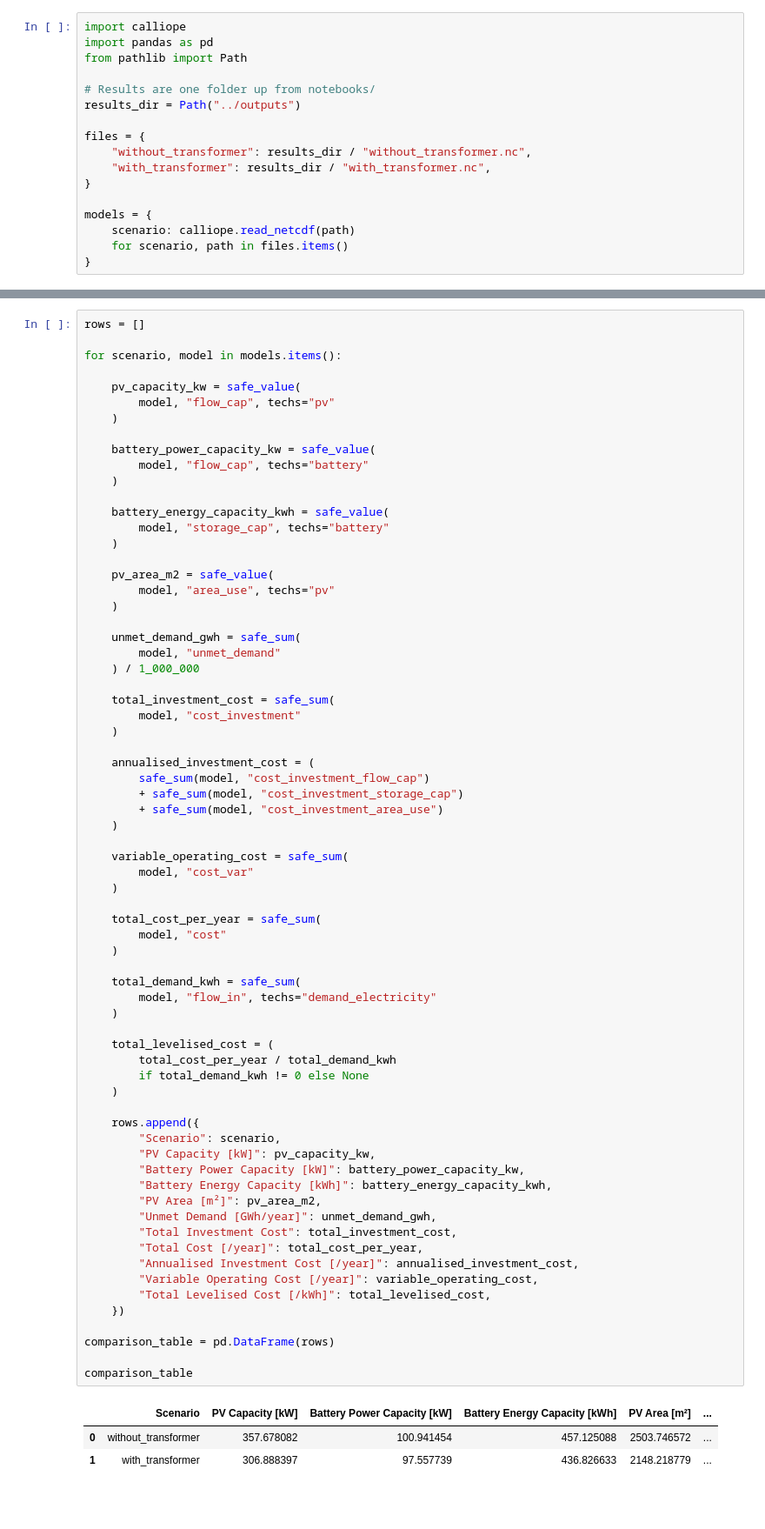
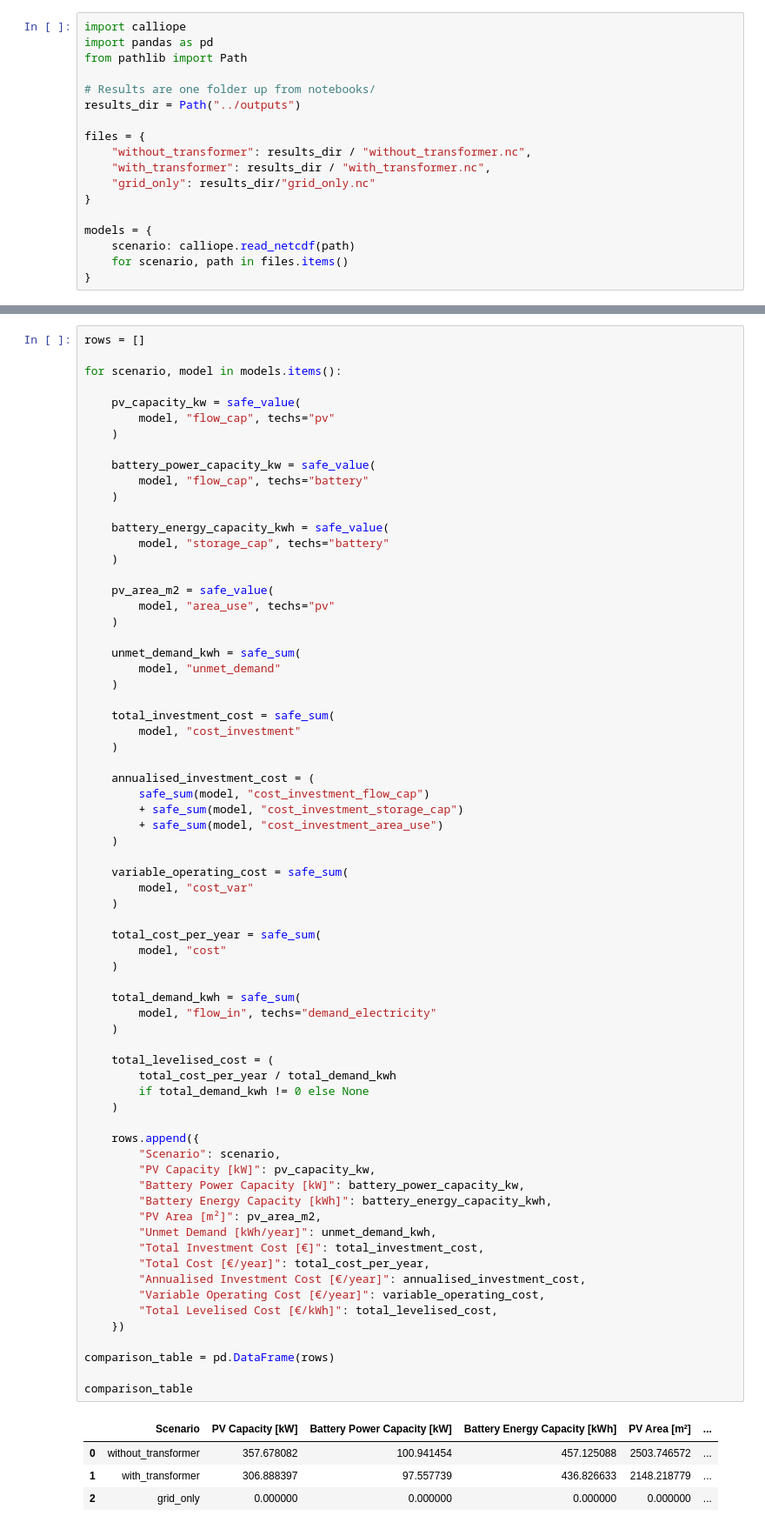
Before and after one commit to natitribaldos1/calliope-thesis-model-repo, a Jupyter notebook: notebooks/Calliope_Model_Run.ipynb, the cells around one changed output, grey strips where cells are left out. Shown at 87% size. Saved outputs shown, nothing was run; the diff lists cells and outputs as text; blank space fills up the shorter version.

```diff
--- a/notebooks/Calliope_Model_Run.ipynb
+++ b/notebooks/Calliope_Model_Run.ipynb
@@ -9,6 +9,7 @@ results_dir = Path("../outputs")
 files = {
     "without_transformer": results_dir / "without_transformer.nc",
     "with_transformer": results_dir / "with_transformer.nc",
+    "grid_only": results_dir/"grid_only.nc"
 }
 
 models = {
@@ -110,9 +111,9 @@ for scenario, model in models.items():
         model, "area_use", techs="pv"
     )
 
-    unmet_demand_gwh = safe_sum(
+    unmet_demand_kwh = safe_sum(
         model, "unmet_demand"
-    ) / 1_000_000
+    )
 
     total_investment_cost = safe_sum(
         model, "cost_investment"
@@ -129,36 +130,37 @@ for scenario, model in models.items():
     )
 
     total_cost_per_year = safe_sum(
         model, "cost"
     )
 
     total_demand_kwh = safe_sum(
         model, "flow_in", techs="demand_electricity"
     )
 
     total_levelised_cost = (
         total_cost_per_year / total_demand_kwh
         if total_demand_kwh != 0 else None
     )
 
     rows.append({
         "Scenario": scenario,
         "PV Capacity [kW]": pv_capacity_kw,
         "Battery Power Capacity [kW]": battery_power_capacity_kw,
         "Battery Energy Capacity [kWh]": battery_energy_capacity_kwh,
         "PV Area [m²]": pv_area_m2,
-        "Unmet Demand [GWh/year]": unmet_demand_gwh,
-        "Total Investment Cost": total_investment_cost,
-        "Total Cost [/year]": total_cost_per_year,
-        "Annualised Investment Cost [/year]": annualised_investment_cost,
-        "Variable Operating Cost [/year]": variable_operating_cost,
-        "Total Levelised Cost [/kWh]": total_levelised_cost,
+        "Unmet Demand [kWh/year]": unmet_demand_kwh,
+        "Total Investment Cost [€]": total_investment_cost,
+        "Total Cost [€/year]": total_cost_per_year,
+        "Annualised Investment Cost [€/year]": annualised_investment_cost,
+        "Variable Operating Cost [€/year]": variable_operating_cost,
+        "Total Levelised Cost [€/kWh]": total_levelised_cost,
     })
 
 comparison_table = pd.DataFrame(rows)
 
 comparison_table
 # %% [output]
 |  | Scenario | PV Capacity [kW] | Battery Power Capacity [kW] | Battery Energy Capacity [kWh] | PV Area [m²] | ... |
 | 0 | without_transformer | 357.678082 | 100.941454 | 457.125088 | 2503.746572 | ... |
 | 1 | with_transformer | 306.888397 | 97.557739 | 436.826633 | 2148.218779 | ... |
+| 2 | grid_only | 0.000000 | 0.000000 | 0.000000 | 0.000000 | ... |
```
Also changed, not shown: parts of 2 cells of this notebook, 2 other files.
